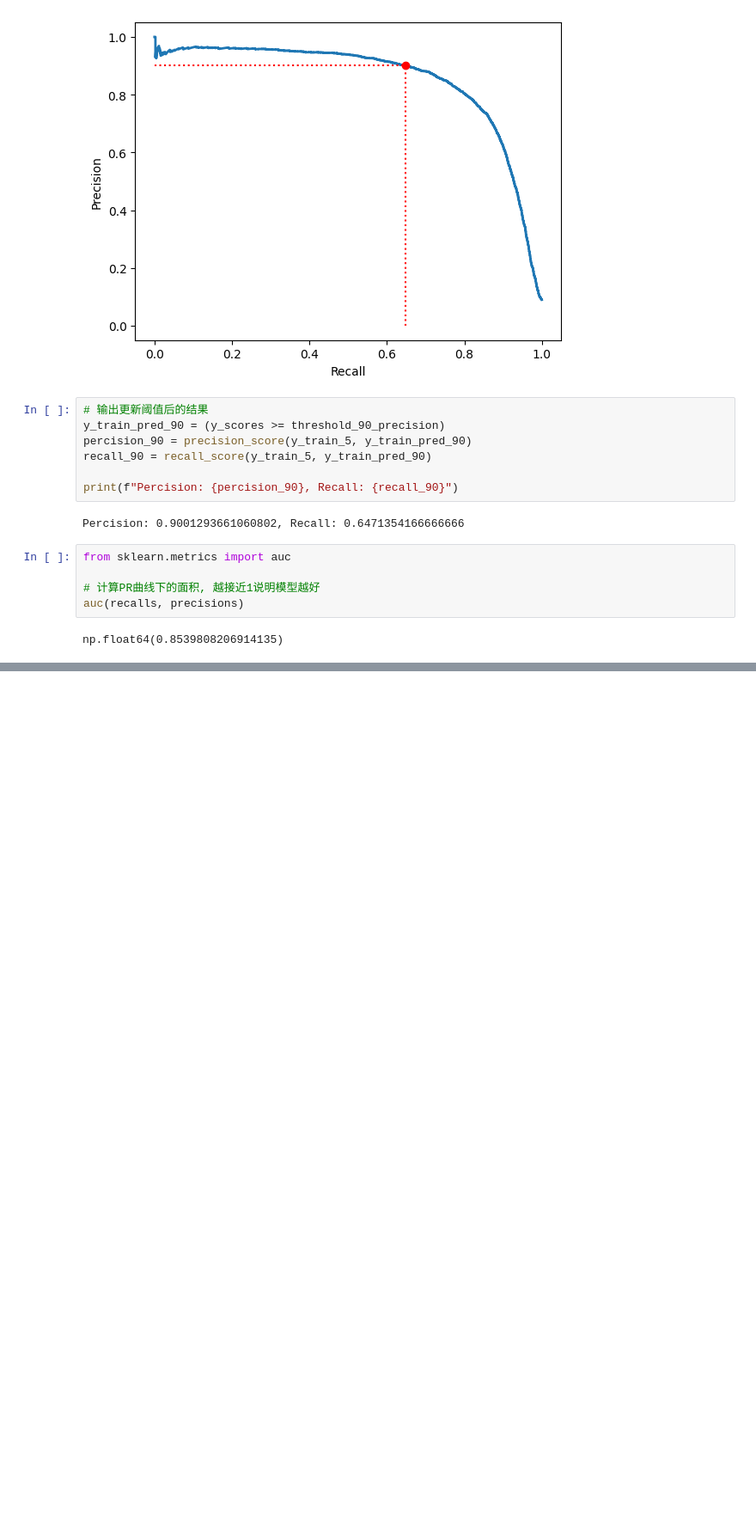
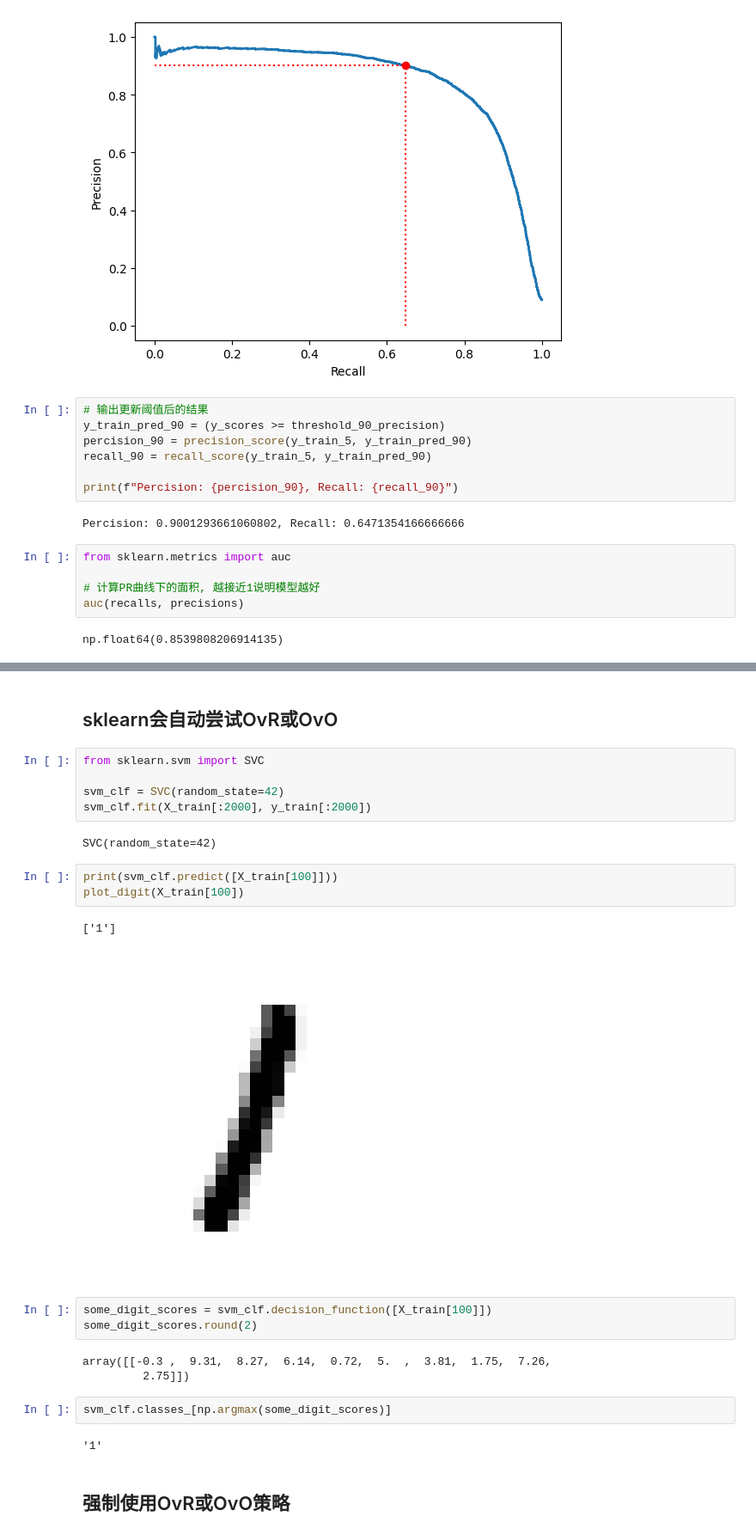
Before and after one commit to astro-zhurui/AstroNotes, a Jupyter notebook: 05_Scikit-Learn/book2_机器学习实战/chapter3_分类.ipynb, the cells around one changed output, grey strips where cells are left out. Shown at 86% size. Saved outputs shown, nothing was run; the diff lists cells and outputs as text; blank space fills up the shorter version.

```diff
--- a/05_Scikit-Learn/book2_机器学习实战/chapter3_分类.ipynb
+++ b/05_Scikit-Learn/book2_机器学习实战/chapter3_分类.ipynb
@@ -249,0 +335,27 @@ np.float64(0.8539808206914135)
+# %% [markdown]
+## sklearn会自动尝试OvR或OvO
+# %%
+from sklearn.svm import SVC
+
+svm_clf = SVC(random_state=42)
+svm_clf.fit(X_train[:2000], y_train[:2000])
+# %% [output]
+SVC(random_state=42)
+# %%
+print(svm_clf.predict([X_train[100]]))
+plot_digit(X_train[100])
+# %% [output]
+['1']
+[figure, added]
+# %%
+some_digit_scores = svm_clf.decision_function([X_train[100]])
+some_digit_scores.round(2)
+# %% [output]
+array([[-0.3 ,  9.31,  8.27,  6.14,  0.72,  5.  ,  3.81,  1.75,  7.26,
+         2.75]])
+# %%
+svm_clf.classes_[np.argmax(some_digit_scores)]
+# %% [output]
+'1'
+# %% [markdown]
+## 强制使用OvR或OvO策略
```
Also changed, not shown: parts of 18 cells of this notebook.
